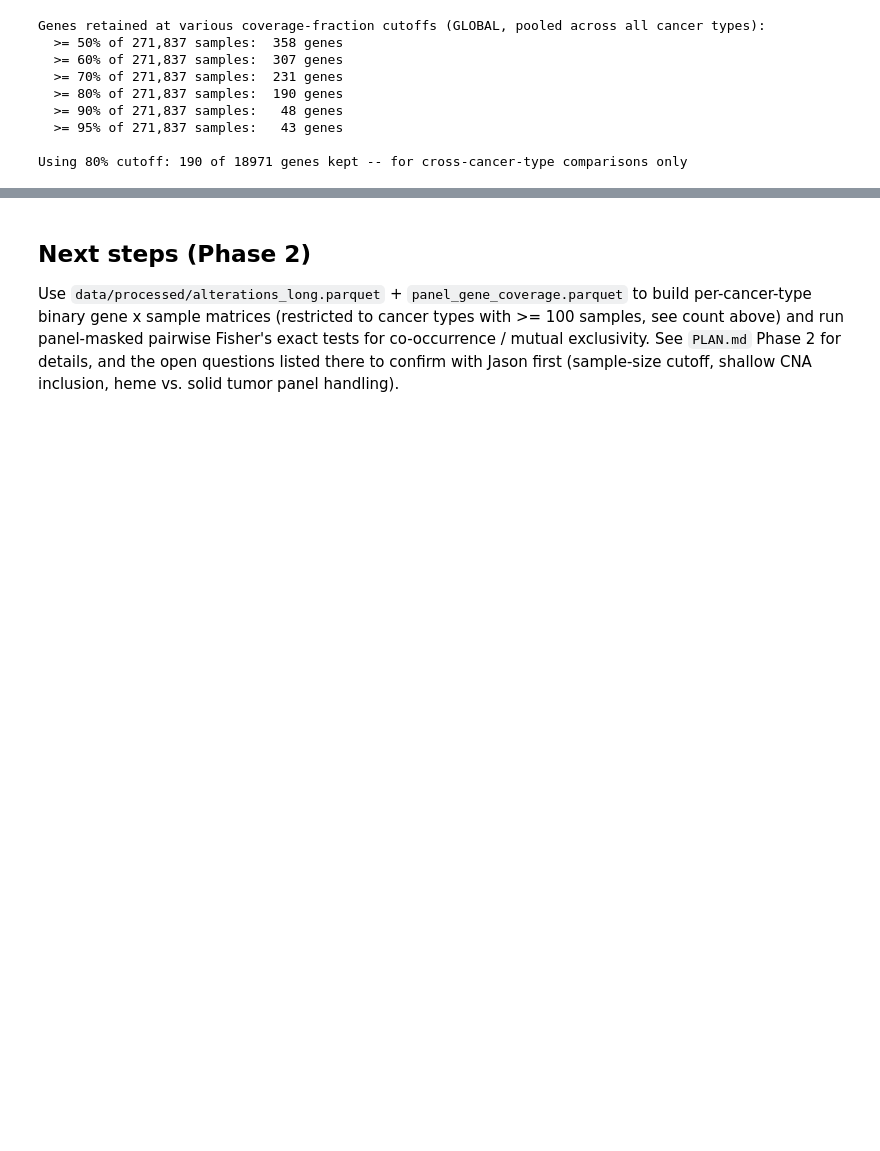
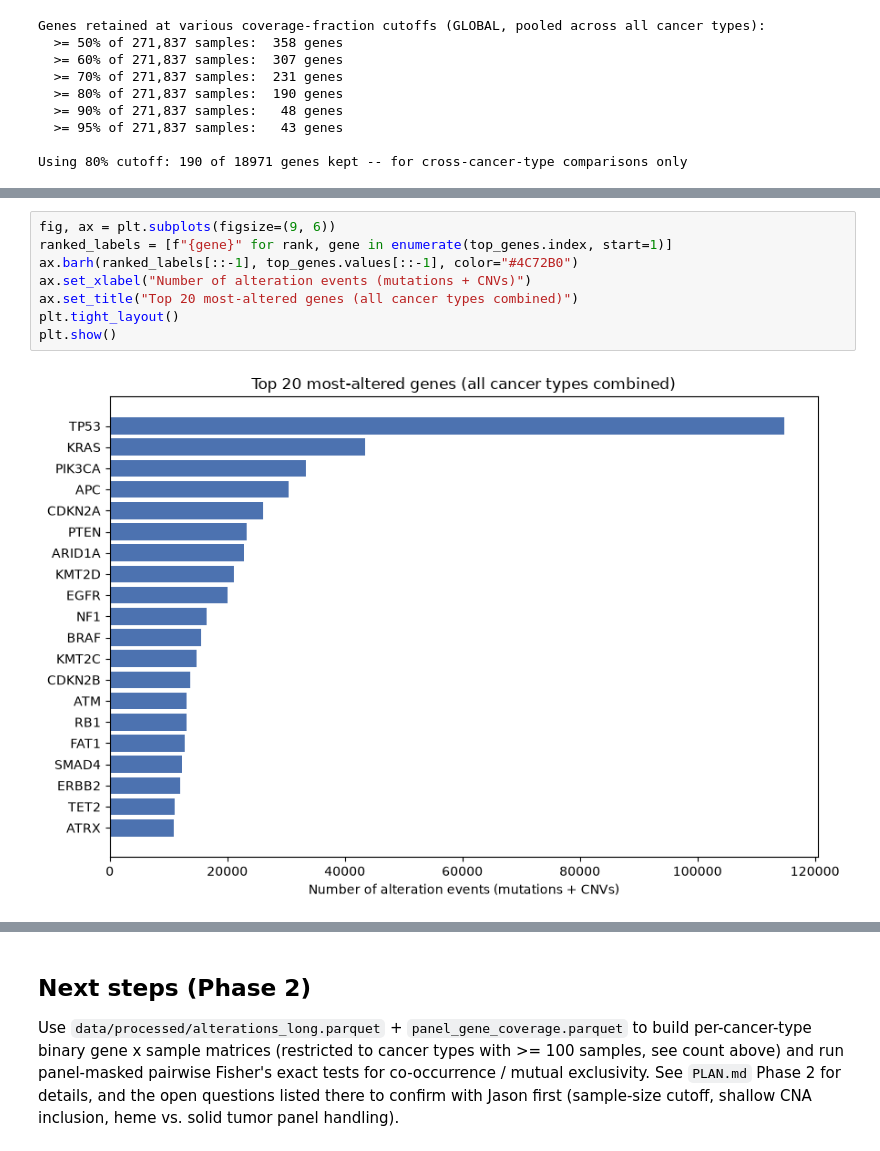
Before and after one commit to Wlimni/Learning-Cancer-Mutation-Landscapes-from-Large-Scale-Mutation-Testing-Data-fyp, a Jupyter notebook: notebooks/01_phase1_preprocessing.ipynb, the cells around one changed output, grey strips where cells are left out. Drawn from its saved outputs; the diff is of its cells as text; blank space fills up the shorter version.

```diff
--- a/notebooks/01_phase1_preprocessing.ipynb
+++ b/notebooks/01_phase1_preprocessing.ipynb
@@ -1054,3 +1196,13 @@ plt.show()
+# %%
+fig, ax = plt.subplots(figsize=(9, 6))
+ranked_labels = [f"{gene}" for rank, gene in enumerate(top_genes.index, start=1)]
+ax.barh(ranked_labels[::-1], top_genes.values[::-1], color="#4C72B0")
+ax.set_xlabel("Number of alteration events (mutations + CNVs)")
+ax.set_title("Top 20 most-altered genes (all cancer types combined)")
+plt.tight_layout()
+plt.show()
+# %% [output]
+[figure, added]
 # %% [markdown]
 ## Discussion
 
```
Also changed, not shown: parts of 27 cells of this notebook, 9 other files.
